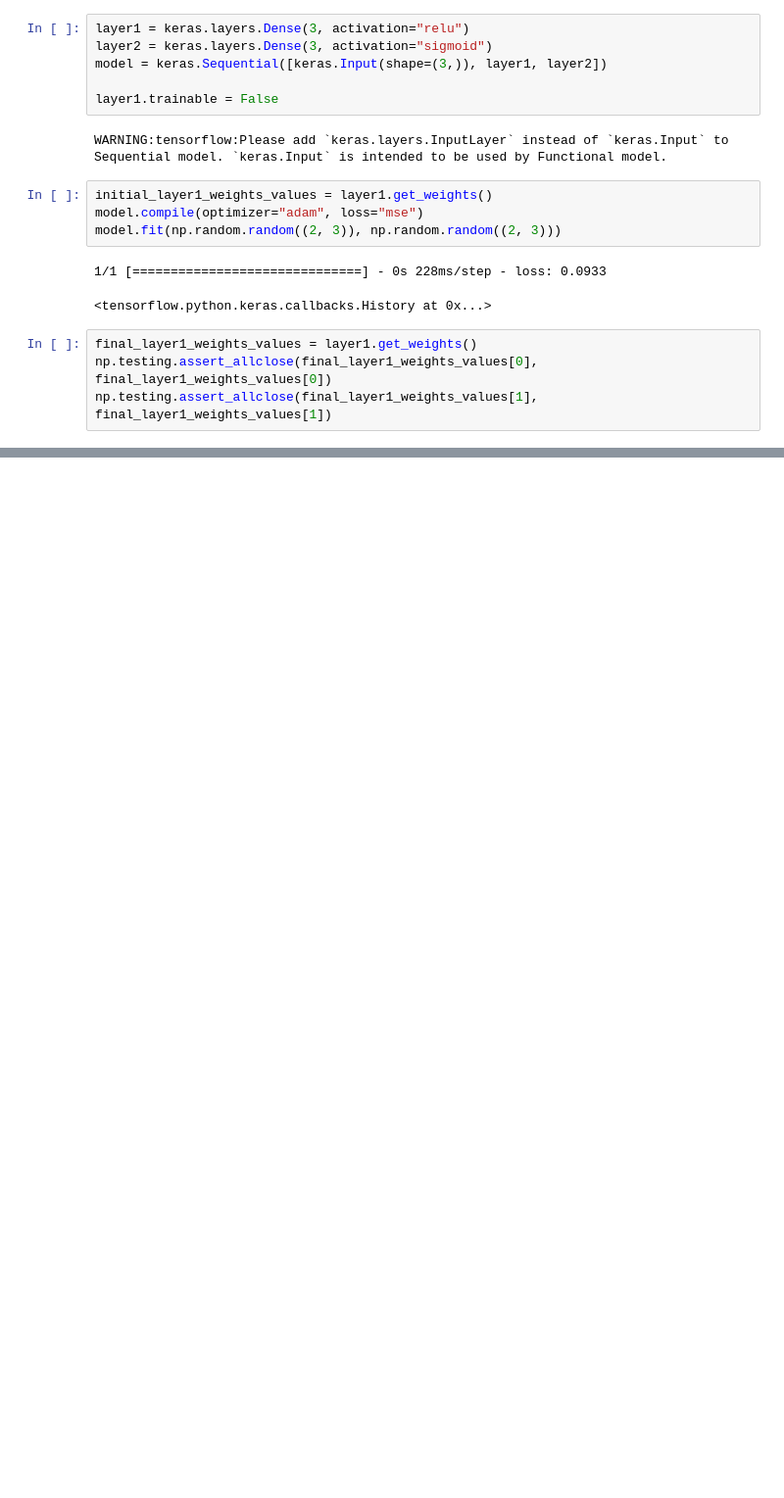
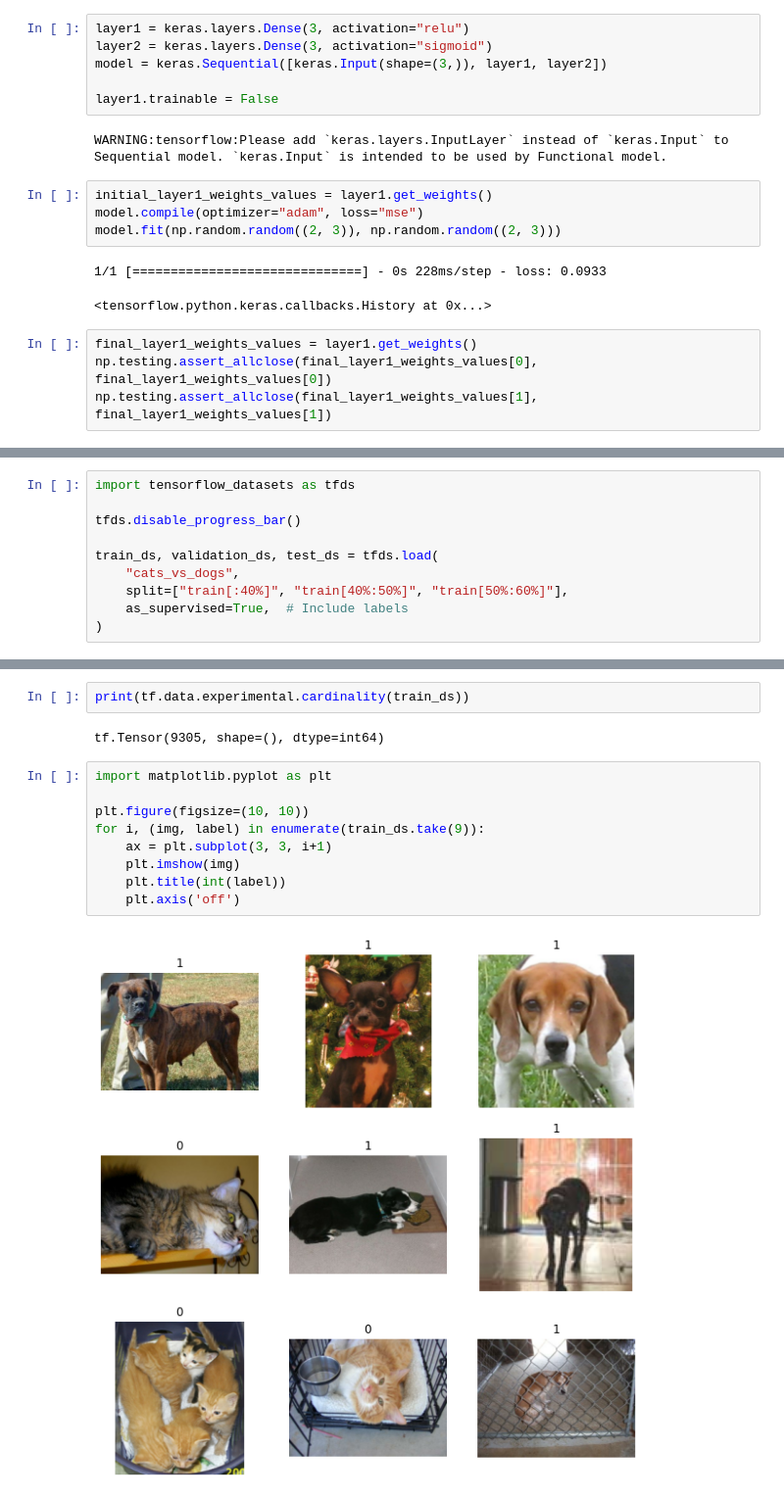
Before and after one commit to wonji0129/study, a Jupyter notebook: tensorflow_tutorial/20210116~20210117 _ Transfer learning and fine-tuning.ipynb, the cells around one changed output, grey strips where cells are left out. Shown at 98% size. Cells and saved outputs as stored; diff of their text form; blank space fills up the shorter version.

```diff
--- a/tensorflow_tutorial/20210116~20210117 _ Transfer learning and fine-tuning.ipynb
+++ b/tensorflow_tutorial/20210116~20210117 _ Transfer learning and fine-tuning.ipynb
@@ -56,0 +165,10 @@ np.testing.assert_allclose(final_layer1_weights_values[1], final_layer1_weights_
+# %%
+import tensorflow_datasets as tfds
+
+tfds.disable_progress_bar()
+
+train_ds, validation_ds, test_ds = tfds.load(
+    "cats_vs_dogs",
+    split=["train[:40%]", "train[40%:50%]", "train[50%:60%]"],
+    as_supervised=True,  # Include labels
+)
@@ -56,0 +179,15 @@ np.testing.assert_allclose(final_layer1_weights_values[1], final_layer1_weights_
+# %%
+print(tf.data.experimental.cardinality(train_ds))
+# %% [output]
+tf.Tensor(9305, shape=(), dtype=int64)
+# %%
+import matplotlib.pyplot as plt
+
+plt.figure(figsize=(10, 10))
+for i, (img, label) in enumerate(train_ds.take(9)):
+    ax = plt.subplot(3, 3, i+1)
+    plt.imshow(img)
+    plt.title(int(label))
+    plt.axis('off')
+# %% [output]
+[figure, added]
```
Also changed, not shown: parts of 20 cells of this notebook.
